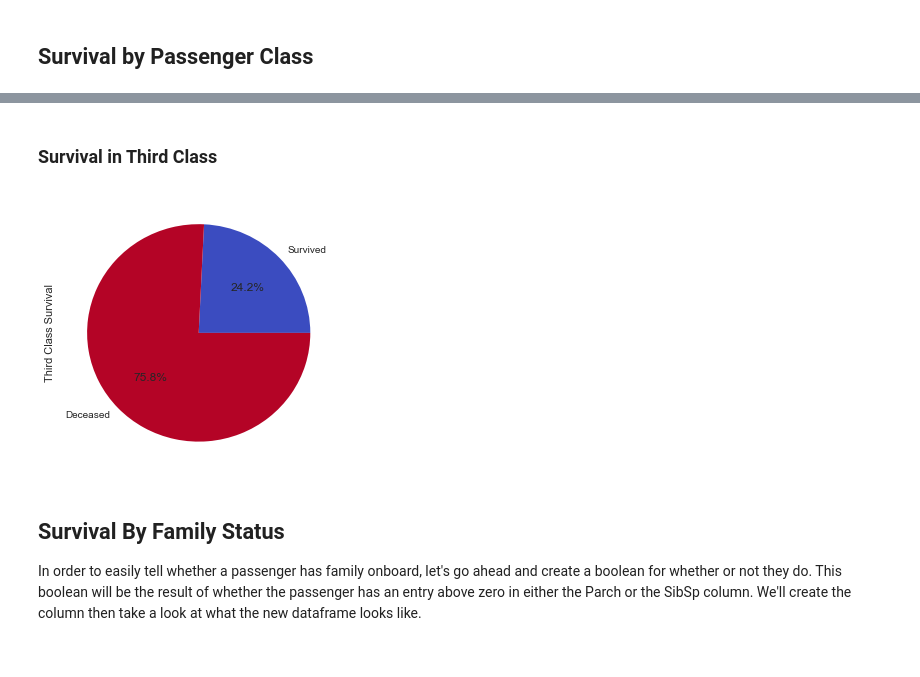
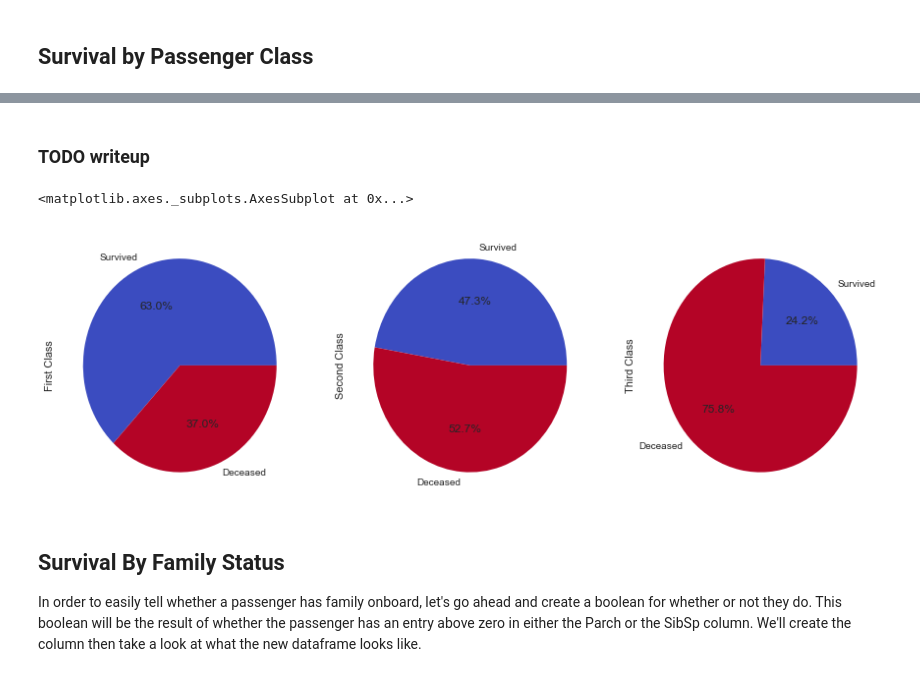
Before and after one commit to kylemeenehan/titanic-data, a Jupyter notebook: Titanic Project.ipynb, the cells around one changed output, grey strips where cells are left out. Saved outputs shown, nothing was run; the diff lists cells and outputs as text; code cells hidden in the pictures.

Commit message:
plotting pie charts next to each other

```diff
--- a/Titanic Project.ipynb
+++ b/Titanic Project.ipynb
@@ -134,12 +102,29 @@ TypeError: pie() got an unexpected keyword argument 'label'
-# %% [markdown]
-### Survival in Third Class
-# %%
-third_class_survived = survived[survived.Pclass == 3]
-third_class_deceased = deceased[deceased.Pclass == 3]
-
-plot_survival_pie_by_len(third_class_survived, third_class_deceased, 'Third Class Survival')
-# %% [output]
-[figure, removed]
+# %% [markdown]
+### TODO writeup
+# %%
+first_class_survived = survived[survived.Pclass == 1]
+first_class_deceased = deceased[deceased.Pclass == 1]
+
+second_class_survived = survived[survived.Pclass == 2]
+second_class_deceased = deceased[deceased.Pclass == 2]
+
+third_class_survived = survived[survived.Pclass == 3]
+third_class_deceased = deceased[deceased.Pclass == 3]
+
+first_survival_series = pd.Series([len(first_class_survived), len(first_class_deceased)],index=['Survived', 'Deceased'])
+second_survival_series = pd.Series([len(second_class_survived), len(second_class_deceased)],index=['Survived', 'Deceased'])
+third_survival_series = pd.Series([len(third_class_survived), len(third_class_deceased)],index=['Survived', 'Deceased'])
+
+
+fig, axes = plt.subplots(nrows=1, ncols=3)
+ax0, ax1, ax2 = axes.flatten()
+
+first_survival_series.plot.pie(ax=ax0, label="First Class",figsize=(15,5), colormap='coolwarm', autopct='%1.1f%%')
+second_survival_series.plot.pie(ax=ax1, label="Second Class", figsize=(15,5),colormap='coolwarm', autopct='%1.1f%%')
+third_survival_series.plot.pie(ax=ax2, label="Third Class", figsize=(15,5),colormap='coolwarm', autopct='%1.1f%%')
+# %% [output]
+<matplotlib.axes._subplots.AxesSubplot at 0x...>
+[figure, added]
 # %% [markdown]
 ## Survival By Family Status
 
```
Also changed, not shown: parts of 4 cells of this notebook.
